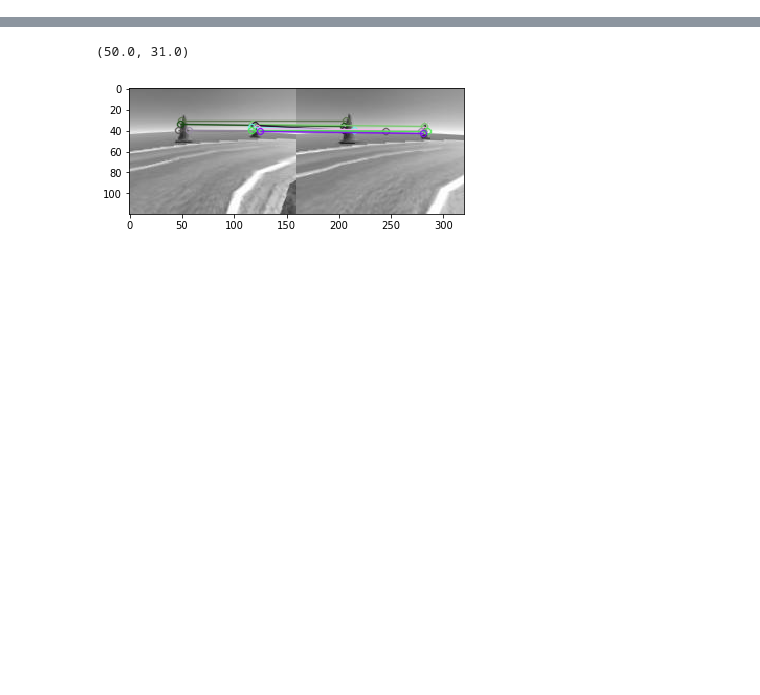
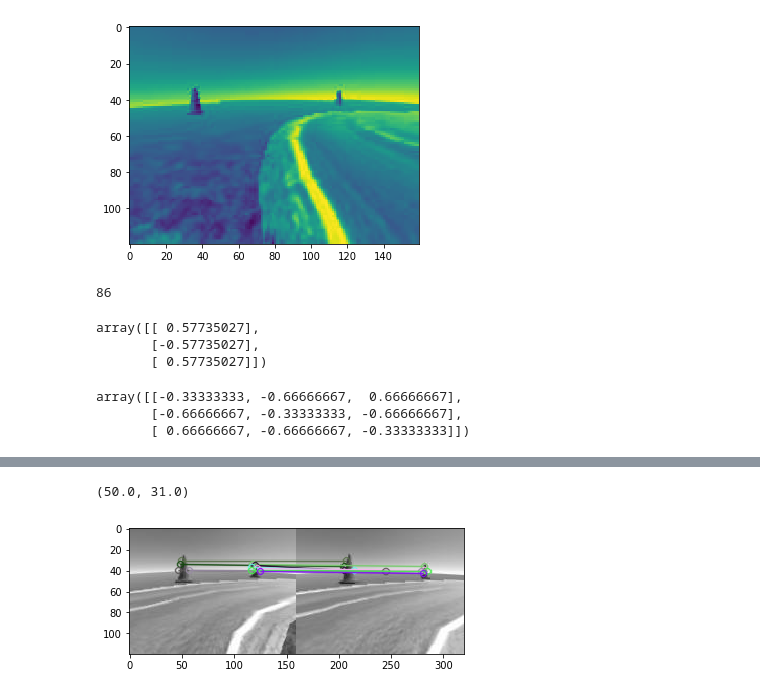
Before and after one commit to Stippos/driving_simulator, a Jupyter notebook: vo.ipynb, the cells around one changed output, grey strips where cells are left out. Saved outputs shown, nothing was run; the diff lists cells and outputs as text; code cells hidden in the pictures; blank space fills up the shorter version.

```diff
--- a/vo.ipynb
+++ b/vo.ipynb
@@ -80,0 +97,20 @@ array([1, 1, 1, 1, 1, 1, 1, 1, 1, 1, 1, 1, 1, 1, 1, 1, 1, 1, 1, 1, 1, 1,
+# %%
+show_image(700)
+# %% [output]
+[figure, added]
+# %%
+len(new_points)
+# %% [output]
+86
+# %%
+np.zeros((3,1)) + cur_R.dot(t)
+# %% [output]
+array([[ 0.57735027],
+       [-0.57735027],
+       [ 0.57735027]])
+# %%
+R
+# %% [output]
+array([[-0.33333333, -0.66666667,  0.66666667],
+       [-0.66666667, -0.33333333, -0.66666667],
+       [ 0.66666667, -0.66666667, -0.33333333]])
```
Also changed, not shown: parts of 16 cells of this notebook.
